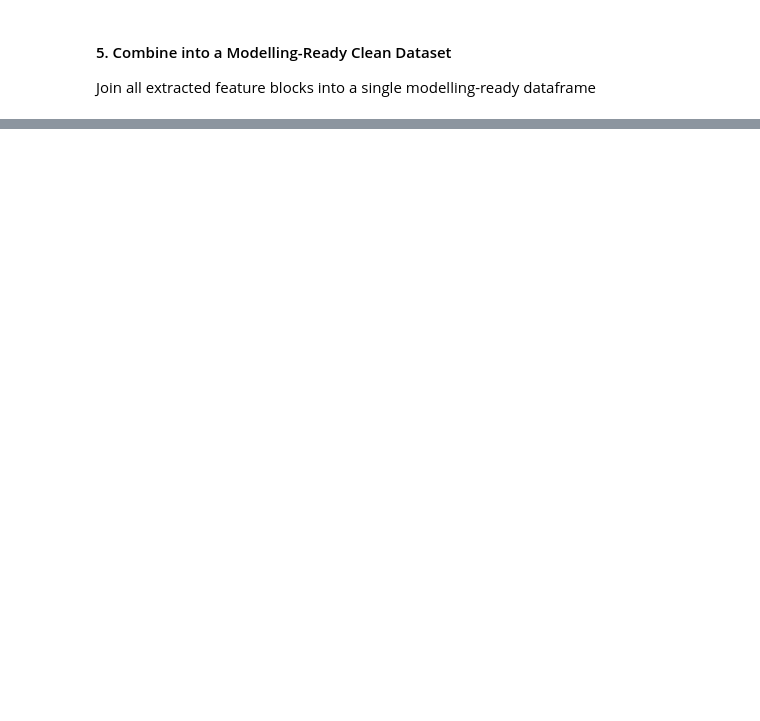
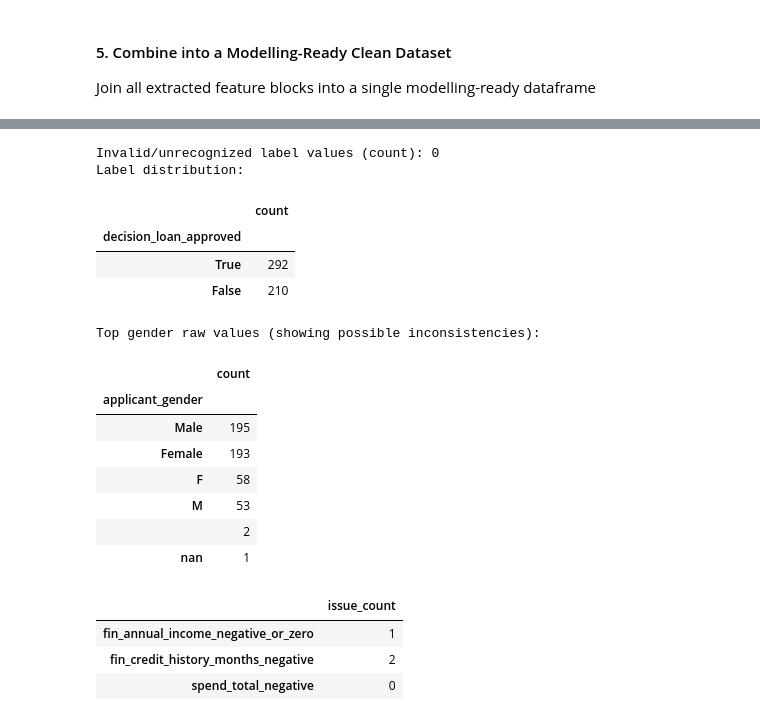
Before and after one commit to leo-nor-pro/dego-project-team6, a Jupyter notebook: notebooks/01-data-quality.ipynb, the cells around one changed output, grey strips where cells are left out. Cells and saved outputs as stored; diff of their text form; code cells hidden in the pictures; blank space fills up the shorter version.

```diff
--- a/notebooks/01-data-quality.ipynb
+++ b/notebooks/01-data-quality.ipynb
@@ -244,0 +285,78 @@ df_clean = pd.concat(
+# %%
+# 2) Consistency: standardize label + basic category normalization checks
+df_clean["decision_loan_approved"] = df_clean["decision_loan_approved"].apply(to_bool)
+invalid_label_n = df_clean["decision_loan_approved"].isna().sum()
+print("Invalid/unrecognized label values (count):", int(invalid_label_n))
+
+# Drop invalid labels (can't model/evaluate on them)
+df_clean = df_clean.dropna(subset=["decision_loan_approved"]).copy()
+df_clean["decision_loan_approved"] = df_clean["decision_loan_approved"].astype(bool)
+
+print("Label distribution:")
+display(df_clean["decision_loan_approved"].value_counts(dropna=False).to_frame("count"))
+
+# Example categorical consistency check (if gender exists)
+if "applicant_gender" in df_clean.columns:
+    raw_gender = df_clean["applicant_gender"].astype(str).str.strip()
+    top_gender = raw_gender.value_counts(dropna=False).head(15)
+    print("Top gender raw values (showing possible inconsistencies):")
+    display(top_gender.to_frame("count"))
+
+    # Normalize a few common variants
+    gender_norm = raw_gender.str.lower()
+    gender_norm = gender_norm.replace({
+        "m": "male",
+        "f": "female",
+        "man": "male",
+        "woman": "female",
+        "": np.nan,
+        "nan": np.nan,
+        "none": np.nan,
+    })
+    df_clean["applicant_gender"] = gender_norm
+# %% [output]
+Invalid/unrecognized label values (count): 0
+Label distribution:
+|  | count |
+| decision_loan_approved |  |
+| True | 292 |
+| False | 210 |
+Top gender raw values (showing possible inconsistencies):
+|  | count |
+| applicant_gender |  |
+| Male | 195 |
+| Female | 193 |
+| F | 58 |
+| M | 53 |
+|  | 2 |
+| nan | 1 |
+# %%
+# 3) Validity: numeric type coercion + impossible values
+num_cols = [c for c in df_clean.columns if c.startswith(("fin_", "spend_"))]
+for c in num_cols:
+    df_clean[c] = pd.to_numeric(df_clean[c], errors="coerce")
+
+# Basic validity rules (counts before remediation)
+validity_issues = {}
+
+if "fin_annual_income" in df_clean.columns:
+    validity_issues["fin_annual_income_negative_or_zero"] = int((df_clean["fin_annual_income"] <= 0).sum())
+if "fin_credit_history_months" in df_clean.columns:
+    validity_issues["fin_credit_history_months_negative"] = int((df_clean["fin_credit_history_months"] < 0).sum())
+if "spend_total" in df_clean.columns:
+    validity_issues["spend_total_negative"] = int((df_clean["spend_total"] < 0).sum())
+
+display(pd.Series(validity_issues, name="issue_count").to_frame())
+
+# Remediation: set invalid values to NaN (so they can be imputed later in the ML pipeline)
+if "fin_annual_income" in df_clean.columns:
+    df_clean.loc[df_clean["fin_annual_income"] <= 0, "fin_annual_income"] = np.nan
+if "fin_credit_history_months" in df_clean.columns:
+    df_clean.loc[df_clean["fin_credit_history_months"] < 0, "fin_credit_history_months"] = np.nan
+if "spend_total" in df_clean.columns:
+    df_clean.loc[df_clean["spend_total"] < 0, "spend_total"] = np.nan
+# %% [output]
+|  | issue_count |
+| fin_annual_income_negative_or_zero | 1 |
+| fin_credit_history_months_negative | 2 |
+| spend_total_negative | 0 |
```
Also changed, not shown: parts of 3 cells of this notebook.
